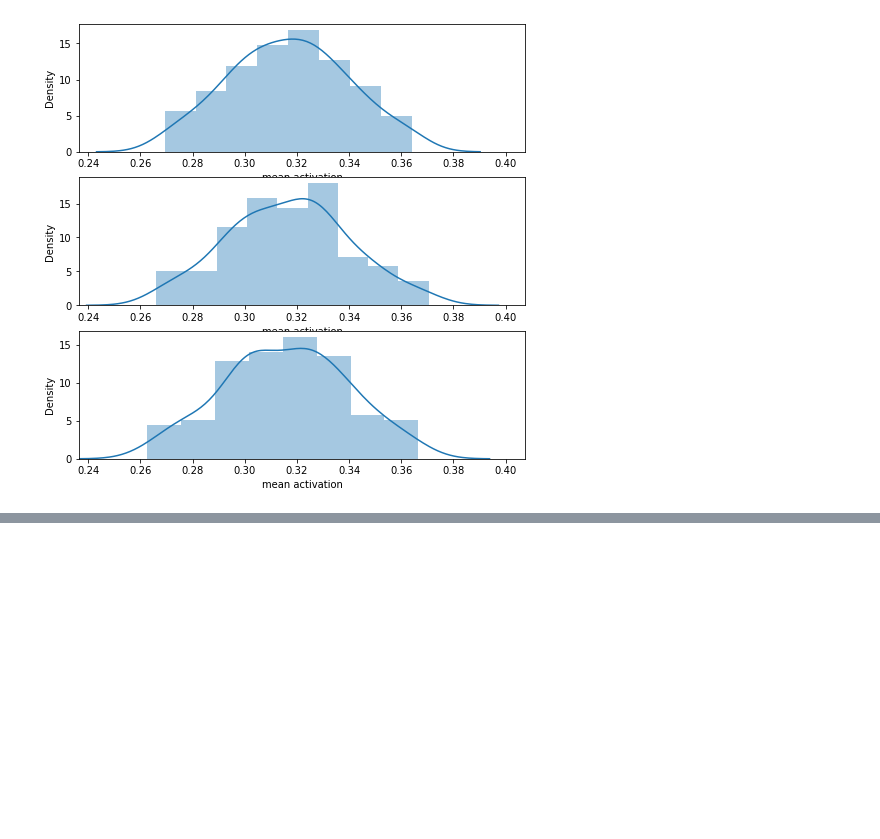
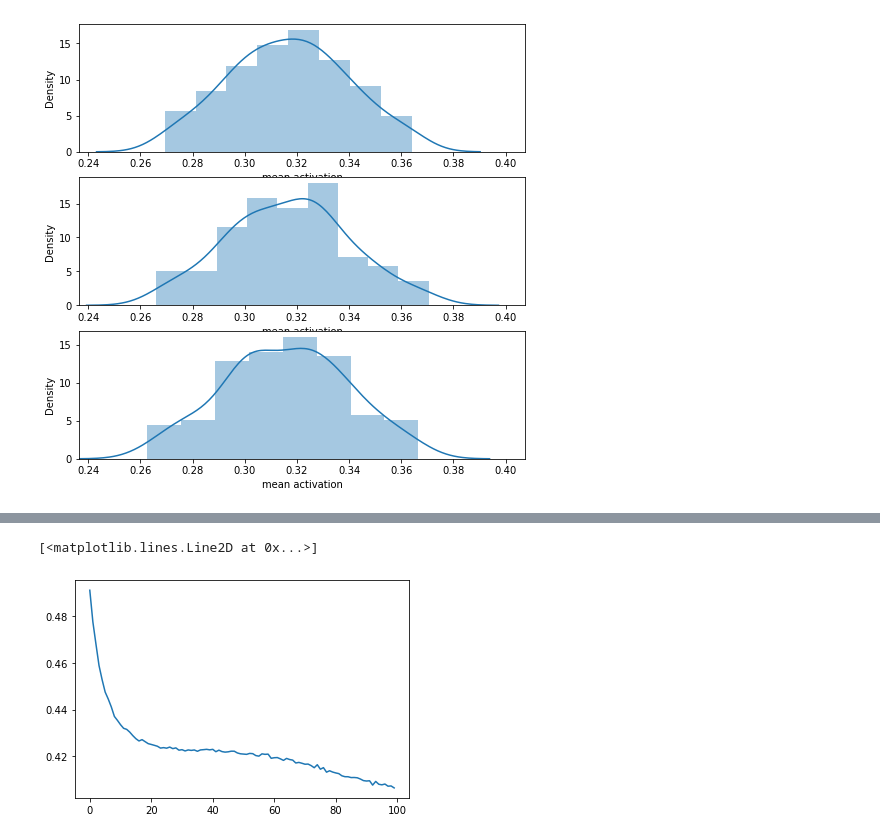
Before and after one commit to casperpeters/intern, a Jupyter notebook: notebooks/Poisson Time-shifted data/Sampling and transition rates.ipynb, the cells around one changed output, grey strips where cells are left out. Cells and saved outputs as stored; diff of their text form; code cells hidden in the pictures; blank space fills up the shorter version.

```diff
--- a/notebooks/Poisson Time-shifted data/Sampling and transition rates.ipynb
+++ b/notebooks/Poisson Time-shifted data/Sampling and transition rates.ipynb
@@ -144,3 +150,7 @@ rtrbm_original_data.learn(n_epochs=100, batchsize=10, lr=1e-4)
 # %%
-rtrbm_data_nsr = RTRBM(data, N_H=6, device='cpu')
+rtrbm_data_nsr = RTRBM(data_nsr, N_H=6, device='cpu')
 rtrbm_data_nsr.learn(n_epochs=100, batchsize=10, lr=1e-4)
+plt.plot(rtrbm_data_nsr.errors)
+# %% [output]
+[<matplotlib.lines.Line2D at 0x...>]
+[figure, added]
```
Also changed, not shown: parts of 9 cells of this notebook, 1 other file.
